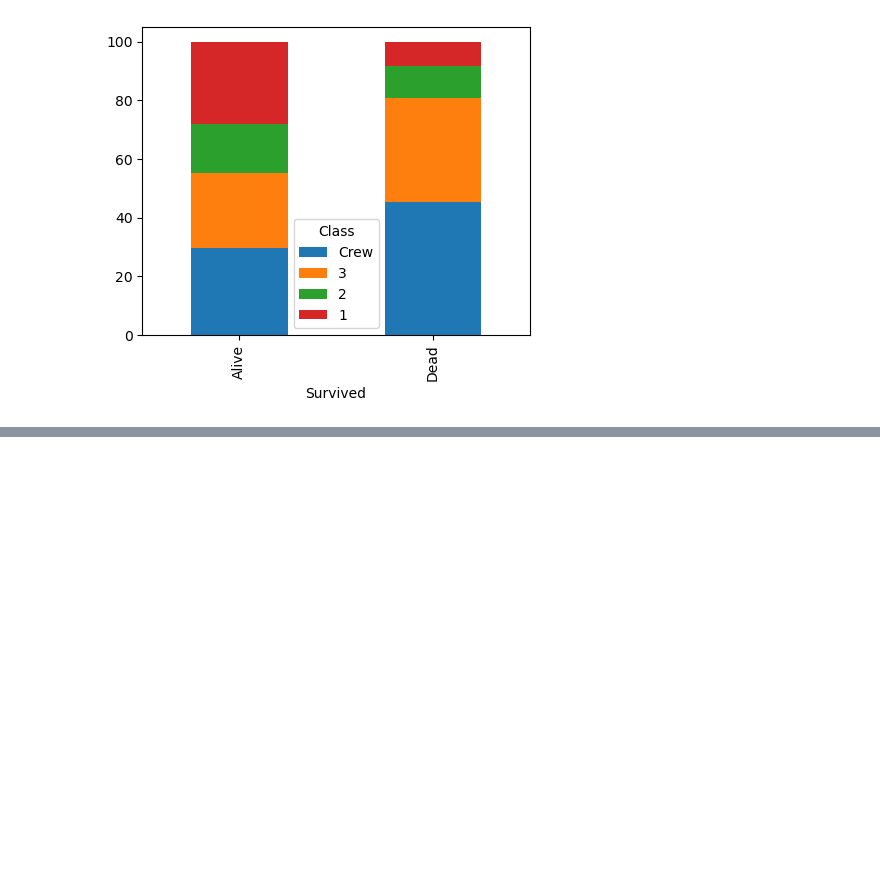
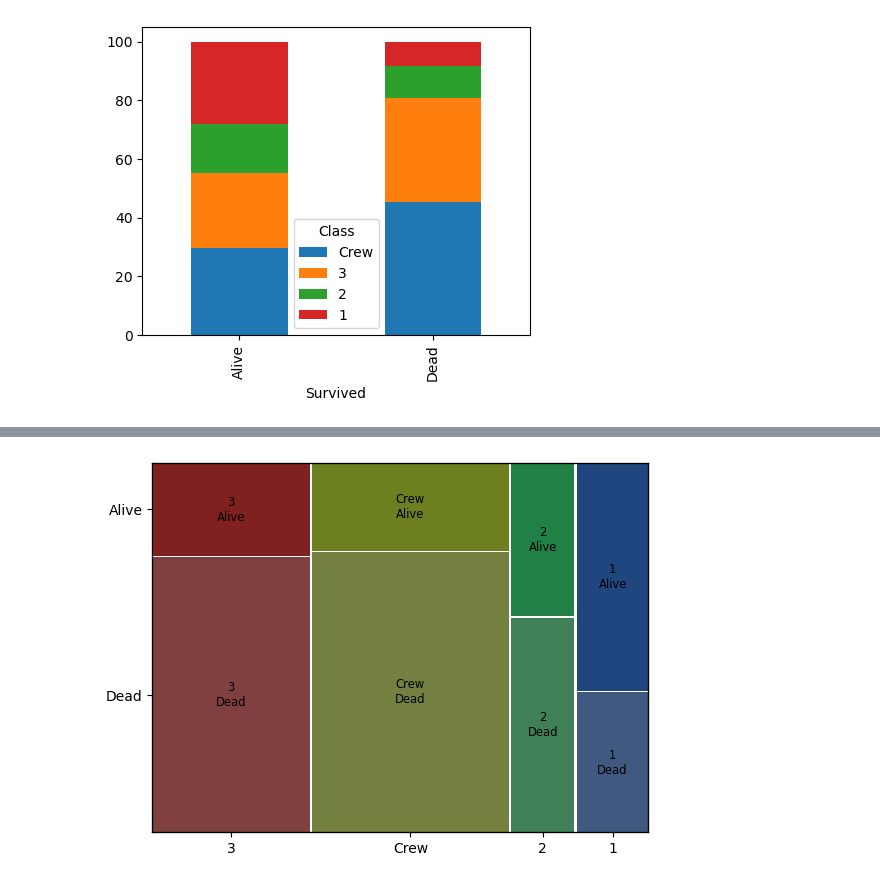
Before and after one commit to StephenDSNYC/IS5, a Jupyter notebook: code/ch03/ch03titanic.ipynb, the cells around one changed output, grey strips where cells are left out. Saved outputs shown, nothing was run; the diff lists cells and outputs as text; code cells hidden in the pictures; blank space fills up the shorter version.

```diff
--- a/code/ch03/ch03titanic.ipynb
+++ b/code/ch03/ch03titanic.ipynb
@@ -91,0 +91,4 @@ mosaic(data=pd.crosstab(index=titanic.Class, columns=titanic.Survived),
+# %%
+mosaic(titanic, ['Class', 'Survived']);
+# %% [output]
+[figure, added]
```
Also changed, not shown: parts of 2 cells of this notebook.
